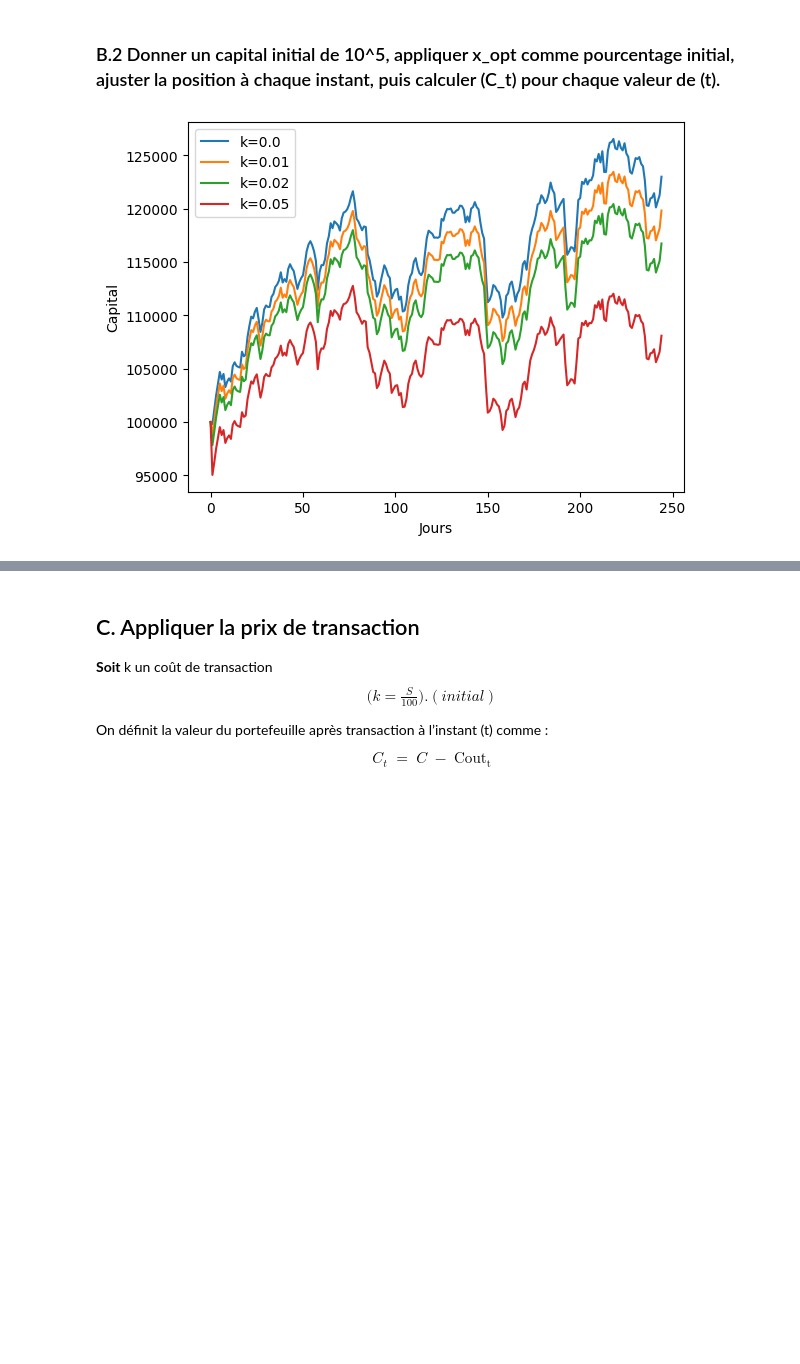
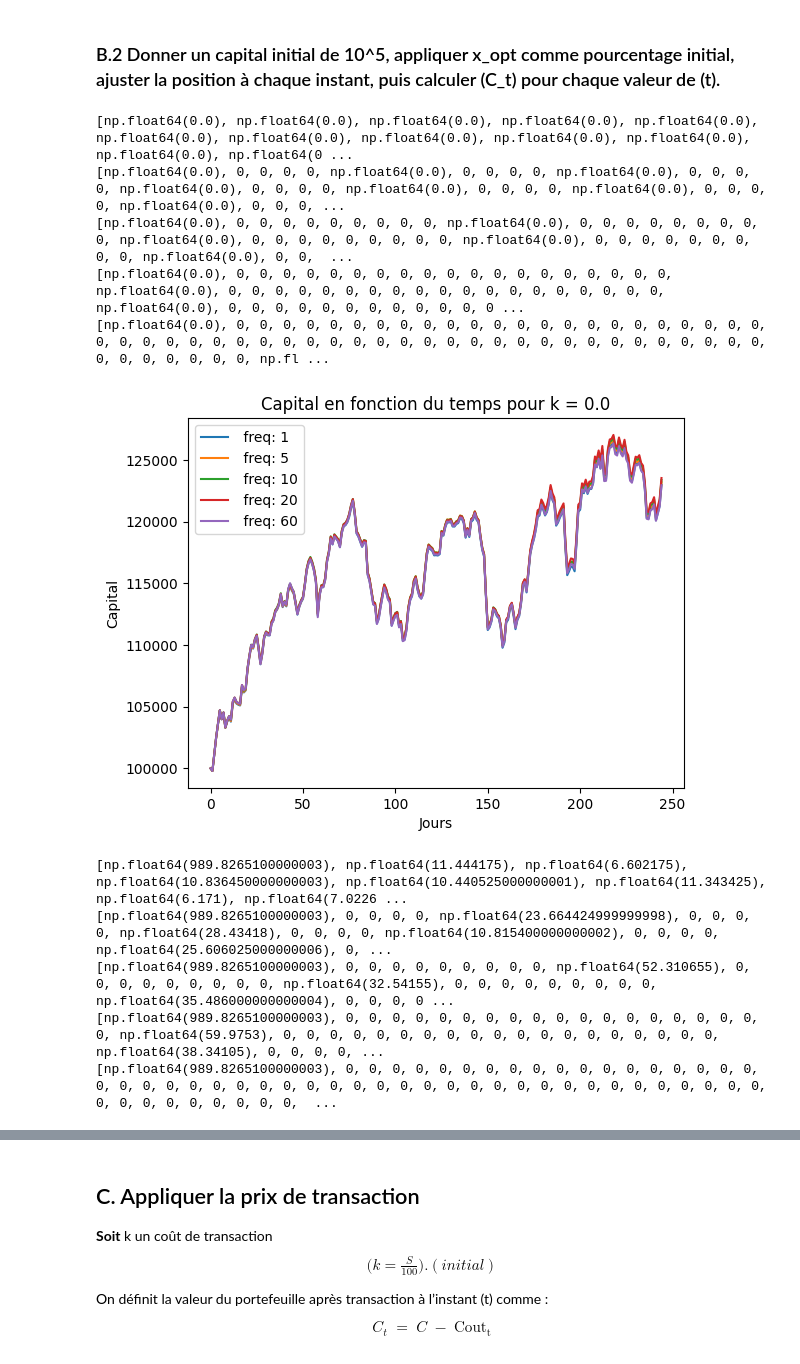
Before and after one commit to yangjoanne216/FinanceMarche, a Jupyter notebook: main_cout.ipynb, the cells around one changed output, grey strips where cells are left out. Cells and saved outputs as stored; diff of their text form; code cells hidden in the pictures; blank space fills up the shorter version.

```diff
--- a/main_cout.ipynb
+++ b/main_cout.ipynb
@@ -264,52 +265,68 @@ def cal_theta_cash_fee(C, x_opt, St, k, old_theta):
     return theta, cash, fee
 
 
-def test_strategy_with_k(C, x_opt, S, k):
-    Cs = [C]
+def test_strategy_with_k(C, x_opt, S, k, freq=1):
     S0 = np.array(
         [S[i][0] for i in range(12)]
     )  # S0 contient les prix de chaque action le premier jour de 2019
     theta, cash, fee = cal_theta_cash_fee(C, x_opt, S0, k, np.zeros(12, dtype=int))
+    Cs = [C - fee]
     fees = [fee]
 
     # deuxième jour à la fin de 2019
-    for t in range(1, len(BD2019[0])):  # len(BD2019[0])est le nombre de jours en 2019
+    for t in range(1, len(S[0])):  # len(BD2019[0])est le nombre de jours en 2019
         St = np.array(
             [S[i][t] for i in range(12)]
         )  # St contient les prix de chaque action le jour t de 2019
         C = cash + theta.T @ St
-        # cash est le capital à l'instant t-1, thetaT est la quantité détenue à l'instant t-1, St est le prix de l'action à l'instant t
-        theta, cash, fee = cal_theta_cash_fee(C, x_opt, St, k, theta)
         Cs.append(C)
-        fees.append(fee)
+        if t % freq != 0:
+            fees.append(0)
+        else:
+            # cash est le capital à l'instant t-1, thetaT est la quantité détenue à l'instant t-1, St est le prix de l'action à l'instant t
+            theta, cash, fee = cal_theta_cash_fee(C, x_opt, St, k, theta)
+            fees.append(fee)
+
     return Cs, fees
 # %%
 # initialiser le capital
 C = 100000
 S = [[] for _ in range(12)]  # liste vide pour stocker les prix des actions
 
 for i in range(12):
     S[i] = [
         (BD2019[i].iloc[j, 3] + BD2019[i].iloc[j, 4]) / 2 for j in range(len(BD2019[i]))
     ]  # S[i] est la liste des prix de l'action i en 2019
 
 ks = np.array([0, 0.01, 0.02, 0.05])
+freqs = [1, 5, 10, 20, 60]
 ks = np.round(ks, 3)
 
 C_all = []
 fees_all = []
 
 for k in ks:
-    Cs, fees = test_strategy_with_k(C, x_opt, S, k)
-    C_all.append(Cs)
-    fees_all.append(fees)
-
-for i in range(len(ks)):
-    plt.plot(C_all[i], label=f"k={ks[i]}")
-plt.xlabel("Jours")
-plt.ylabel("Capital")
-plt.legend()
-
-plt.show()
+    for freq in freqs:
+        Cs, fees = test_strategy_with_k(C, x_opt, S, k, freq)
+        C_all.append(Cs)
+        fees_all.append(fees)
+        print(fees)
+    for i in range(len(freqs)):
+        plt.plot(C_all[i], label=" freq: " + str(freqs[i]))
+    plt.xlabel("Jours")
+    plt.ylabel("Capital")
+    plt.title("Capital en fonction du temps pour k = " + str(k))
+    plt.legend()
+    plt.show()
 # %% [output]
+[np.float64(0.0), np.float64(0.0), np.float64(0.0), np.float64(0.0), np.float64(0.0), np.float64(0.0), np.float64(0.0), np.float64(0.0), np.float64(0.0), np.float64(0.0), np.float64(0.0), np.float64(0 ...
+[np.float64(0.0), 0, 0, 0, 0, np.float64(0.0), 0, 0, 0, 0, np.float64(0.0), 0, 0, 0, 0, np.float64(0.0), 0, 0, 0, 0, np.float64(0.0), 0, 0, 0, 0, np.float64(0.0), 0, 0, 0, 0, np.float64(0.0), 0, 0, 0, ...
+[np.float64(0.0), 0, 0, 0, 0, 0, 0, 0, 0, 0, np.float64(0.0), 0, 0, 0, 0, 0, 0, 0, 0, 0, np.float64(0.0), 0, 0, 0, 0, 0, 0, 0, 0, 0, np.float64(0.0), 0, 0, 0, 0, 0, 0, 0, 0, 0, np.float64(0.0), 0, 0,  ...
+[np.float64(0.0), 0, 0, 0, 0, 0, 0, 0, 0, 0, 0, 0, 0, 0, 0, 0, 0, 0, 0, 0, np.float64(0.0), 0, 0, 0, 0, 0, 0, 0, 0, 0, 0, 0, 0, 0, 0, 0, 0, 0, 0, 0, np.float64(0.0), 0, 0, 0, 0, 0, 0, 0, 0, 0, 0, 0, 0 ...
+[np.float64(0.0), 0, 0, 0, 0, 0, 0, 0, 0, 0, 0, 0, 0, 0, 0, 0, 0, 0, 0, 0, 0, 0, 0, 0, 0, 0, 0, 0, 0, 0, 0, 0, 0, 0, 0, 0, 0, 0, 0, 0, 0, 0, 0, 0, 0, 0, 0, 0, 0, 0, 0, 0, 0, 0, 0, 0, 0, 0, 0, 0, np.fl ...
-[figure, old version]
+[figure, new version]
+[np.float64(989.8265100000003), np.float64(11.444175), np.float64(6.602175), np.float64(10.836450000000003), np.float64(10.440525000000001), np.float64(11.343425), np.float64(6.171), np.float64(7.0226 ...
+[np.float64(989.8265100000003), 0, 0, 0, 0, np.float64(23.664424999999998), 0, 0, 0, 0, np.float64(28.43418), 0, 0, 0, 0, np.float64(10.815400000000002), 0, 0, 0, 0, np.float64(25.606025000000006), 0, ...
+[np.float64(989.8265100000003), 0, 0, 0, 0, 0, 0, 0, 0, 0, np.float64(52.310655), 0, 0, 0, 0, 0, 0, 0, 0, 0, np.float64(32.54155), 0, 0, 0, 0, 0, 0, 0, 0, 0, np.float64(35.486000000000004), 0, 0, 0, 0 ...
+[np.float64(989.8265100000003), 0, 0, 0, 0, 0, 0, 0, 0, 0, 0, 0, 0, 0, 0, 0, 0, 0, 0, 0, np.float64(59.9753), 0, 0, 0, 0, 0, 0, 0, 0, 0, 0, 0, 0, 0, 0, 0, 0, 0, 0, 0, np.float64(38.34105), 0, 0, 0, 0, ...
+[np.float64(989.8265100000003), 0, 0, 0, 0, 0, 0, 0, 0, 0, 0, 0, 0, 0, 0, 0, 0, 0, 0, 0, 0, 0, 0, 0, 0, 0, 0, 0, 0, 0, 0, 0, 0, 0, 0, 0, 0, 0, 0, 0, 0, 0, 0, 0, 0, 0, 0, 0, 0, 0, 0, 0, 0, 0, 0, 0, 0,  ...
```
Also changed, not shown: parts of 2 cells of this notebook.
